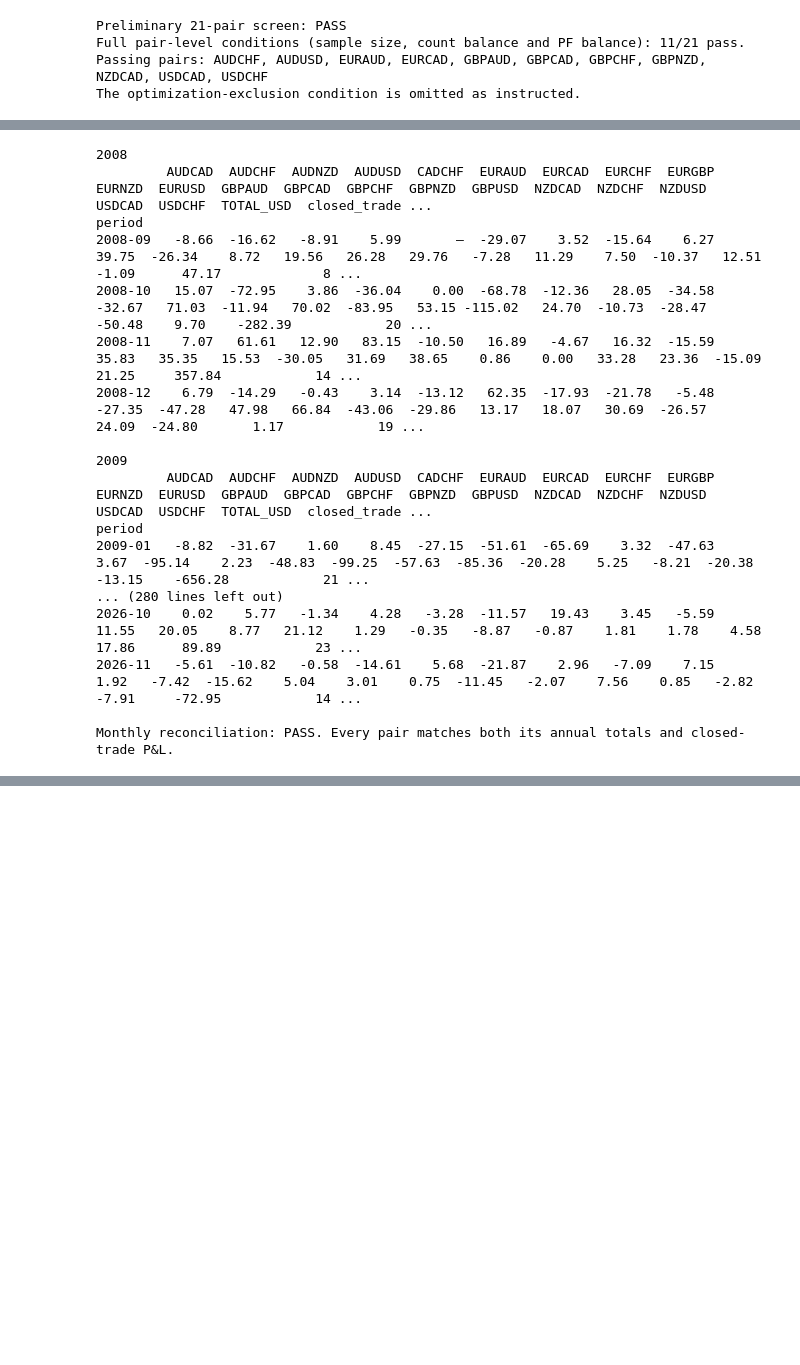
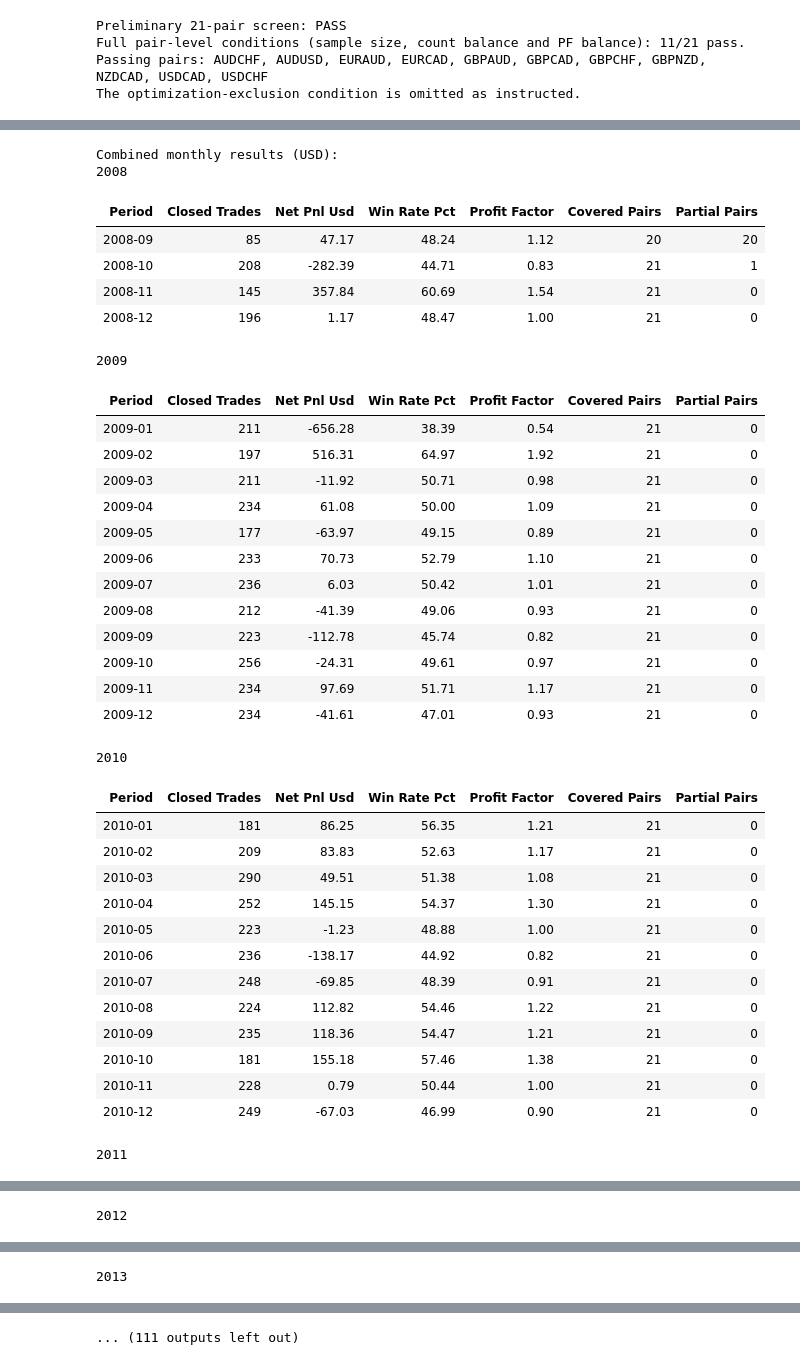
Before and after one commit to moonyroy/rsi_threshold_strategy, a Jupyter notebook: final/backtest_review.ipynb, the cells around one changed output, grey strips where cells are left out. Saved outputs shown, nothing was run; the diff lists cells and outputs as text; code cells hidden in the pictures; blank space fills up the shorter version.

```diff
--- a/final/backtest_review.ipynb
+++ b/final/backtest_review.ipynb
@@ -370,27 +464,53 @@ These are realized results, not month-end equity returns. Price gaps, missing ca
 # %%
-monthly_matrix = monthly.pivot(index='period', columns='symbol', values='net_pnl_usd')
-monthly_matrix.columns = monthly_matrix.columns.str.replace('FX:', '', regex=False)
-summary_columns = ['period', 'net_pnl_usd', 'closed_trades', 'win_rate_pct', 'profit_factor', 'covered_pairs', 'partial_pairs']
-monthly_view = monthly_matrix.join(monthly_total[summary_columns].set_index('period').rename(columns={'net_pnl_usd': 'TOTAL_USD', 'profit_factor': 'PF'}))
-for year in sorted({period[:4] for period in monthly_view.index}):
-    print('\n' + year)
-    print(monthly_view.loc[monthly_view.index.str.startswith(year)].round(2).to_string(na_rep='—'))
-print('\nMonthly reconciliation: PASS. Every pair matches both its annual totals and closed-trade P&L.')
+print('Combined monthly results (USD):')
+for year in sorted(monthly_total['period'].str[:4].unique()):
+    print(year)
+    show_table(monthly_total.loc[monthly_total['period'].str.startswith(year), ['period', 'closed_trades', 'net_pnl_usd', 'win_rate_pct', 'profit_factor', 'covered_pairs', 'partial_pairs']])
+for symbol in sorted(monthly['symbol'].unique()):
+    print(symbol + ' — monthly net realized P&L (USD)')
+    data = monthly.loc[monthly['symbol'] == symbol].copy()
+    data['year'] = data['period'].str[:4]
+    data['month'] = data['period'].str[5:7]
+    for start, end in [(1, 6), (7, 12)]:
+        months = [f'{month:02d}' for month in range(start, end + 1)]
+        view = data.pivot(index='year', columns='month', values='net_pnl_usd').reindex(columns=months)
+        print('January–June' if start == 1 else 'July–December')
+        show_table(view.reset_index())
+print('Monthly reconciliation: PASS.')
 # %% [output]
+Combined monthly results (USD):
 2008
-         AUDCAD  AUDCHF  AUDNZD  AUDUSD  CADCHF  EURAUD  EURCAD  EURCHF  EURGBP  EURNZD  EURUSD  GBPAUD  GBPCAD  GBPCHF  GBPNZD  GBPUSD  NZDCAD  NZDCHF  NZDUSD  USDCAD  USDCHF  TOTAL_USD  closed_trade ...
-period
-2008-09   -8.66  -16.62   -8.91    5.99       —  -29.07    3.52  -15.64    6.27   39.75  -26.34    8.72   19.56   26.28   29.76   -7.28   11.29    7.50  -10.37   12.51   -1.09      47.17             8 ...
-2008-10   15.07  -72.95    3.86  -36.04    0.00  -68.78  -12.36   28.05  -34.58  -32.67   71.03  -11.94   70.02  -83.95   53.15 -115.02   24.70  -10.73  -28.47  -50.48    9.70    -282.39            20 ...
-2008-11    7.07   61.61   12.90   83.15  -10.50   16.89   -4.67   16.32  -15.59   35.83   35.35   15.53  -30.05   31.69   38.65    0.86    0.00   33.28   23.36  -15.09   21.25     357.84            14 ...
-2008-12    6.79  -14.29   -0.43    3.14  -13.12   62.35  -17.93  -21.78   -5.48  -27.35  -47.28   47.98   66.84  -43.06  -29.86   13.17   18.07   30.69  -26.57   24.09  -24.80       1.17            19 ...
-
-2009
-         AUDCAD  AUDCHF  AUDNZD  AUDUSD  CADCHF  EURAUD  EURCAD  EURCHF  EURGBP  EURNZD  EURUSD  GBPAUD  GBPCAD  GBPCHF  GBPNZD  GBPUSD  NZDCAD  NZDCHF  NZDUSD  USDCAD  USDCHF  TOTAL_USD  closed_trade ...
-period
-2009-01   -8.82  -31.67    1.60    8.45  -27.15  -51.61  -65.69    3.32  -47.63    3.67  -95.14    2.23  -48.83  -99.25  -57.63  -85.36  -20.28    5.25   -8.21  -20.38  -13.15    -656.28            21 ...
-... (280 lines left out)
-2026-10    0.02    5.77   -1.34    4.28   -3.28  -11.57   19.43    3.45   -5.59   11.55   20.05    8.77   21.12    1.29   -0.35   -8.87   -0.87    1.81    1.78    4.58   17.86      89.89            23 ...
-2026-11   -5.61  -10.82   -0.58  -14.61    5.68  -21.87    2.96   -7.09    7.15    1.92   -7.42  -15.62    5.04    3.01    0.75  -11.45   -2.07    7.56    0.85   -2.82   -7.91     -72.95            14 ...
-
-Monthly reconciliation: PASS. Every pair matches both its annual totals and closed-trade P&L.
+| Period | Closed Trades | Net Pnl Usd | Win Rate Pct | Profit Factor | Covered Pairs | Partial Pairs |
+| 2008-09 | 85 | 47.17 | 48.24 | 1.12 | 20 | 20 |
+| 2008-10 | 208 | -282.39 | 44.71 | 0.83 | 21 | 1 |
+| 2008-11 | 145 | 357.84 | 60.69 | 1.54 | 21 | 0 |
+| 2008-12 | 196 | 1.17 | 48.47 | 1.00 | 21 | 0 |
+2009
+| Period | Closed Trades | Net Pnl Usd | Win Rate Pct | Profit Factor | Covered Pairs | Partial Pairs |
+| 2009-01 | 211 | -656.28 | 38.39 | 0.54 | 21 | 0 |
+| 2009-02 | 197 | 516.31 | 64.97 | 1.92 | 21 | 0 |
+| 2009-03 | 211 | -11.92 | 50.71 | 0.98 | 21 | 0 |
+| 2009-04 | 234 | 61.08 | 50.00 | 1.09 | 21 | 0 |
+| 2009-05 | 177 | -63.97 | 49.15 | 0.89 | 21 | 0 |
+| 2009-06 | 233 | 70.73 | 52.79 | 1.10 | 21 | 0 |
+| 2009-07 | 236 | 6.03 | 50.42 | 1.01 | 21 | 0 |
+| 2009-08 | 212 | -41.39 | 49.06 | 0.93 | 21 | 0 |
+| 2009-09 | 223 | -112.78 | 45.74 | 0.82 | 21 | 0 |
+| 2009-10 | 256 | -24.31 | 49.61 | 0.97 | 21 | 0 |
+| 2009-11 | 234 | 97.69 | 51.71 | 1.17 | 21 | 0 |
+| 2009-12 | 234 | -41.61 | 47.01 | 0.93 | 21 | 0 |
+2010
+| Period | Closed Trades | Net Pnl Usd | Win Rate Pct | Profit Factor | Covered Pairs | Partial Pairs |
+| 2010-01 | 181 | 86.25 | 56.35 | 1.21 | 21 | 0 |
+| 2010-02 | 209 | 83.83 | 52.63 | 1.17 | 21 | 0 |
+| 2010-03 | 290 | 49.51 | 51.38 | 1.08 | 21 | 0 |
+| 2010-04 | 252 | 145.15 | 54.37 | 1.30 | 21 | 0 |
+| 2010-05 | 223 | -1.23 | 48.88 | 1.00 | 21 | 0 |
+| 2010-06 | 236 | -138.17 | 44.92 | 0.82 | 21 | 0 |
+| 2010-07 | 248 | -69.85 | 48.39 | 0.91 | 21 | 0 |
+| 2010-08 | 224 | 112.82 | 54.46 | 1.22 | 21 | 0 |
+| 2010-09 | 235 | 118.36 | 54.47 | 1.21 | 21 | 0 |
+| 2010-10 | 181 | 155.18 | 57.46 | 1.38 | 21 | 0 |
+| 2010-11 | 228 | 0.79 | 50.44 | 1.00 | 21 | 0 |
+| 2010-12 | 249 | -67.03 | 46.99 | 0.90 | 21 | 0 |
+2011
@@ -396,0 +530 @@ Monthly reconciliation: PASS. Every pair matches both its annual totals and clos
+2012
@@ -396,0 +544 @@ Monthly reconciliation: PASS. Every pair matches both its annual totals and clos
+2013
@@ -396,0 +558 @@ Monthly reconciliation: PASS. Every pair matches both its annual totals and clos
+... (111 outputs left out)
```
Also changed, not shown: parts of 10 cells of this notebook.
